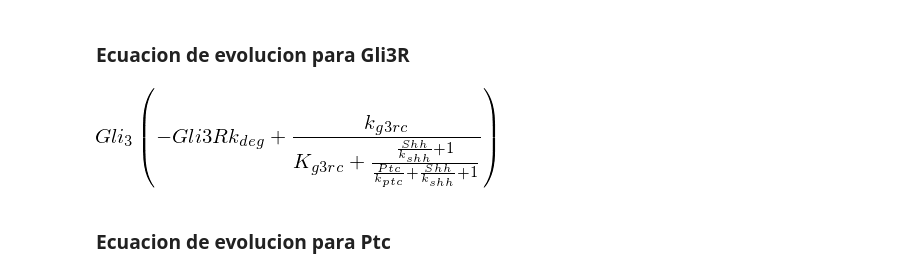
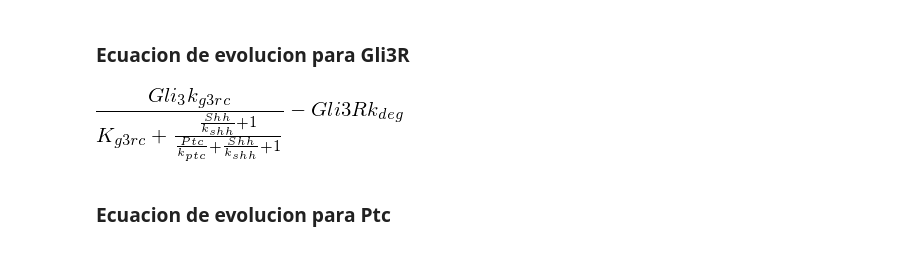
Before and after one commit to thebooort/shh-signal-model, a Jupyter notebook: scripts/Jupyter_Notebook_For_Symbolic_Calculations/Steady_states_notebook.ipynb, the cells around one changed output. Drawn from its saved outputs; the diff is of its cells as text; code cells hidden in the pictures.

```diff
--- a/scripts/Jupyter_Notebook_For_Symbolic_Calculations/Steady_states_notebook.ipynb
+++ b/scripts/Jupyter_Notebook_For_Symbolic_Calculations/Steady_states_notebook.ipynb
@@ -89,10 +130,10 @@ dGli3_dt
 # %% [markdown]
 ### Ecuacion de evolucion para Gli3R
 # %%
-dGli3R_dt = Gli3*(k_g3rc/(K_g3rc+Signal)-k_deg*Gli3R)
+dGli3R_dt = Gli3*(k_g3rc/(K_g3rc+Signal))-k_deg*Gli3R
 dGli3R_dt
 # %% [output]
-[figure, old version]
+[figure, new version]
 # %% [markdown]
 ### Ecuacion de evolucion para Ptc
 # %%
```
Also changed, not shown: parts of 10 cells of this notebook.
